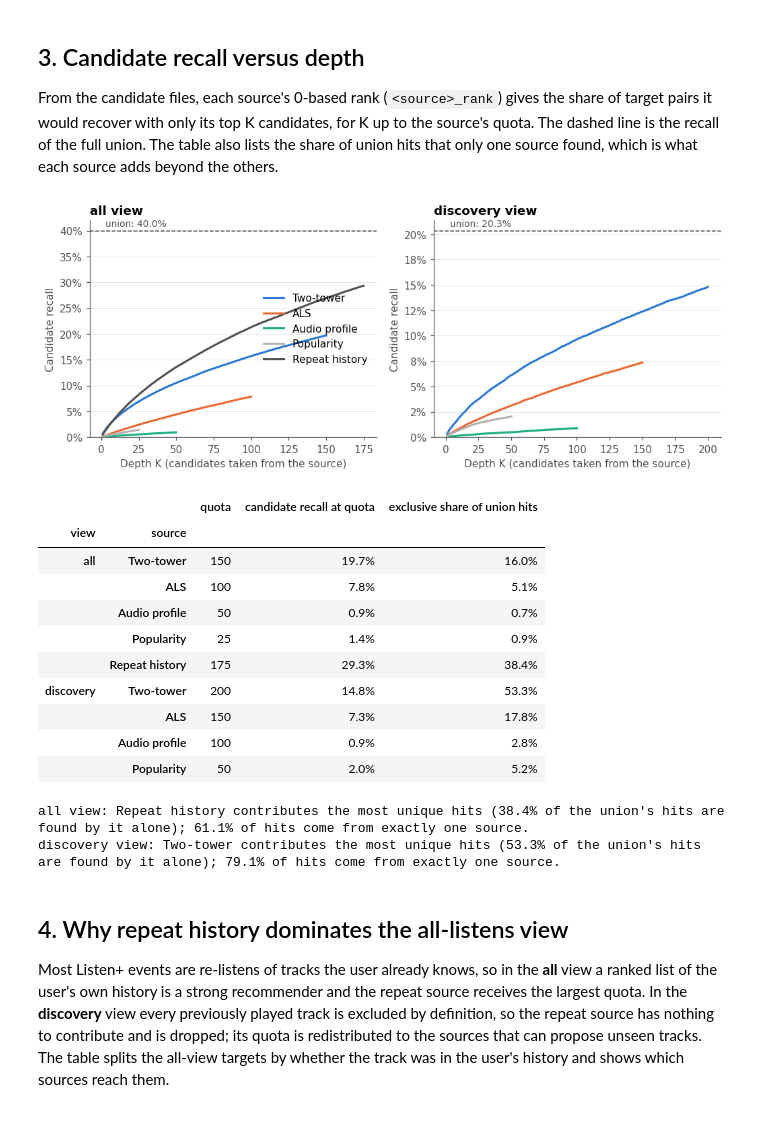
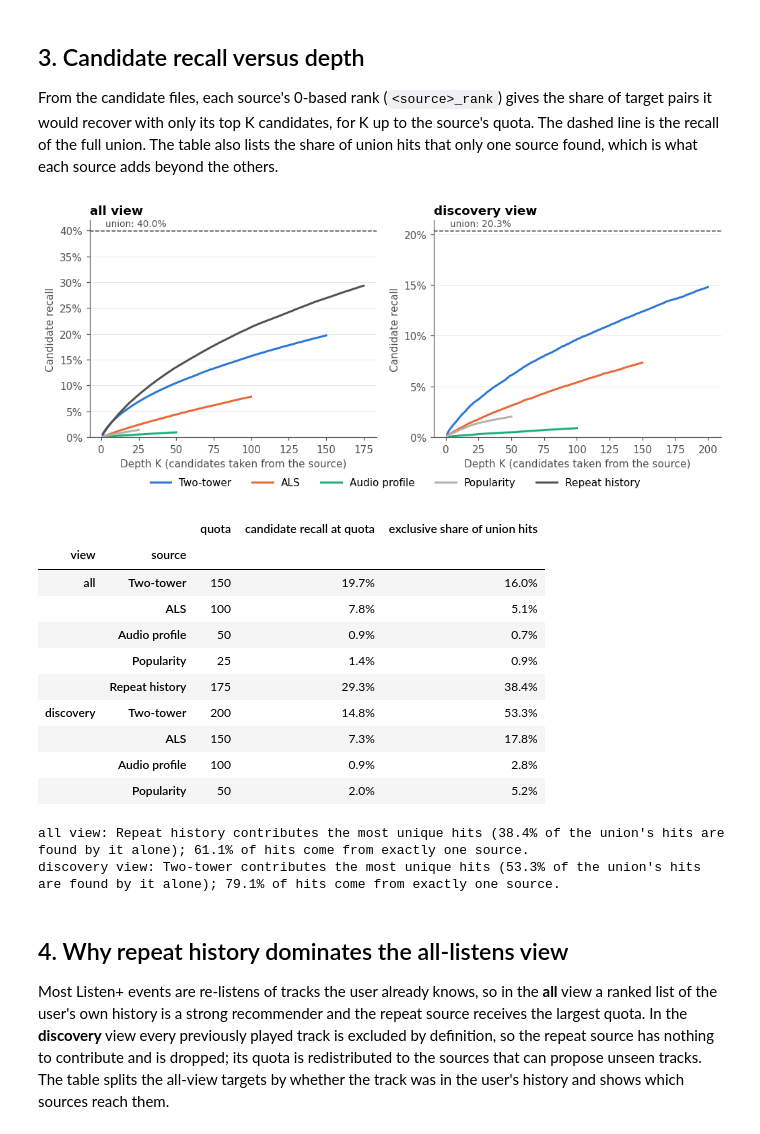
Before and after one commit to Abhi-1122/audio-aware-music-recommender, a Jupyter notebook: notebooks/02_retrieval_sources.ipynb, the cells around one changed output. Drawn from its saved outputs; the diff is of its cells as text; code cells hidden in the pictures.

```diff
--- a/notebooks/02_retrieval_sources.ipynb
+++ b/notebooks/02_retrieval_sources.ipynb
@@ -158,36 +158,37 @@ else:
         t = tg[tg.lp & tg.is_new] if v == 'discovery' else tg[tg.lp]
         n_tgt[v] = len(t)
         h = t.merge(cand, on=['uidx', 'item_idx'])
         quota = {s: int(cand[f'{s}_rank'].max()) + 1 for s in SRC if cand[f'{s}_rank'].notna().any()}
         hits[v] = (h, quota)
 if hits:
     fig, axes = plt.subplots(1, len(hits), figsize=(5.5 * len(hits), 3.8), squeeze=False)
     rows = []
     for ax, (v, (h, quota)) in zip(axes[0], hits.items()):
         n_src = h[[f'{s}_rank' for s in quota]].notna().sum(1)
         for s, q in quota.items():
             r = np.sort(h[f'{s}_rank'].dropna().to_numpy())
             K = np.arange(1, q + 1)
             ax.plot(K, np.searchsorted(r, K) / n_tgt[v], color=SRC_COLOR[s], lw=2, label=NAME[s])
             only = (h[f'{s}_rank'].notna() & (n_src == 1)).sum()
             rows.append(dict(view=v, source=NAME[s], quota=q, **{'candidate recall at quota': len(r) / n_tgt[v],
                              'exclusive share of union hits': only / len(h)}))
         ax.axhline(len(h) / n_tgt[v], color=INK, ls='--', lw=1)
         ax.annotate(f'union: {len(h) / n_tgt[v]:.1%}', (0, len(h) / n_tgt[v]), xytext=(4, 4), textcoords='offset points', color=INK, fontsize=9)
-        ax.yaxis.set_major_formatter(PercentFormatter(1, decimals=0)); ax.set_ylim(0)
+        ax.yaxis.set_major_locator(plt.MaxNLocator(steps=[1, 2, 5, 10])); ax.yaxis.set_major_formatter(PercentFormatter(1, decimals=0)); ax.set_ylim(0)
         ax.set(xlabel='Depth K (candidates taken from the source)', ylabel='Candidate recall', title=f'{v} view')
-    axes[0][0].legend(loc='center right')
+    handles, labels = axes[0][0].get_legend_handles_labels()
+    fig.legend(handles, labels, loc='upper center', bbox_to_anchor=(0.5, 0.0), ncol=len(labels), frameon=False)
     save(fig, '12_recall_vs_depth')
     dep = pd.DataFrame(rows).set_index(['view', 'source'])
     display(dep.style.format({'candidate recall at quota': '{:.1%}', 'exclusive share of union hits': '{:.1%}'}))
     for v in hits:
         d = dep.loc[v]
         msg = (f"{v} view: {d['exclusive share of union hits'].idxmax()} contributes the most unique hits "
                f"({d['exclusive share of union hits'].max():.1%} of the union's hits are found by it alone); "
                f"{d['exclusive share of union hits'].sum():.1%} of hits come from exactly one source.")
         print(msg); notes.append(msg)
 # %% [output]
-[figure, old version]
+[figure, new version]
 |  |  | quota | candidate recall at quota | exclusive share of union hits |
 | view | source |  |  |  |
 | all | Two-tower | 150 | 19.7% | 16.0% |
```
Also changed, not shown: 6 other files.
